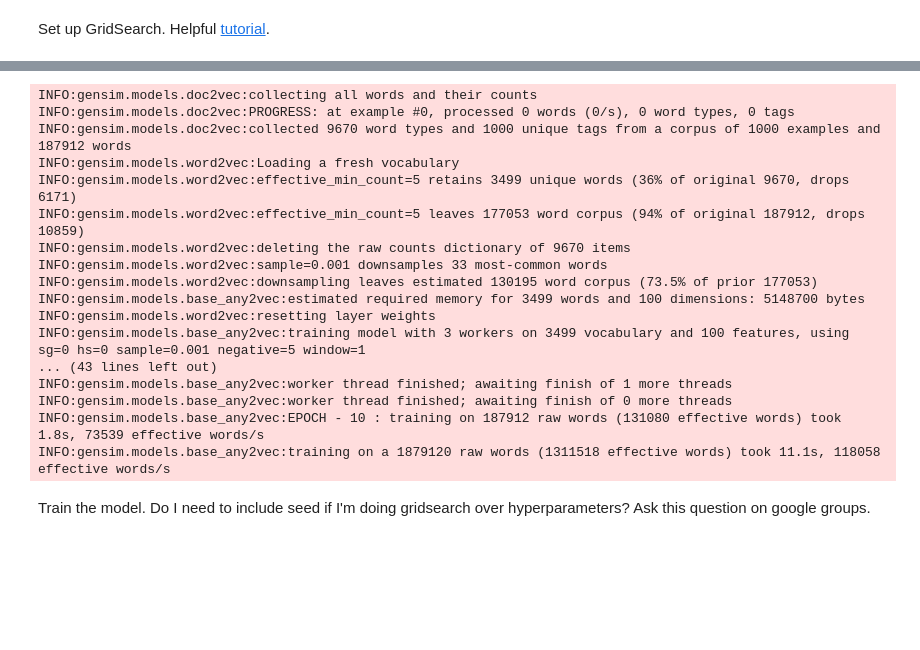
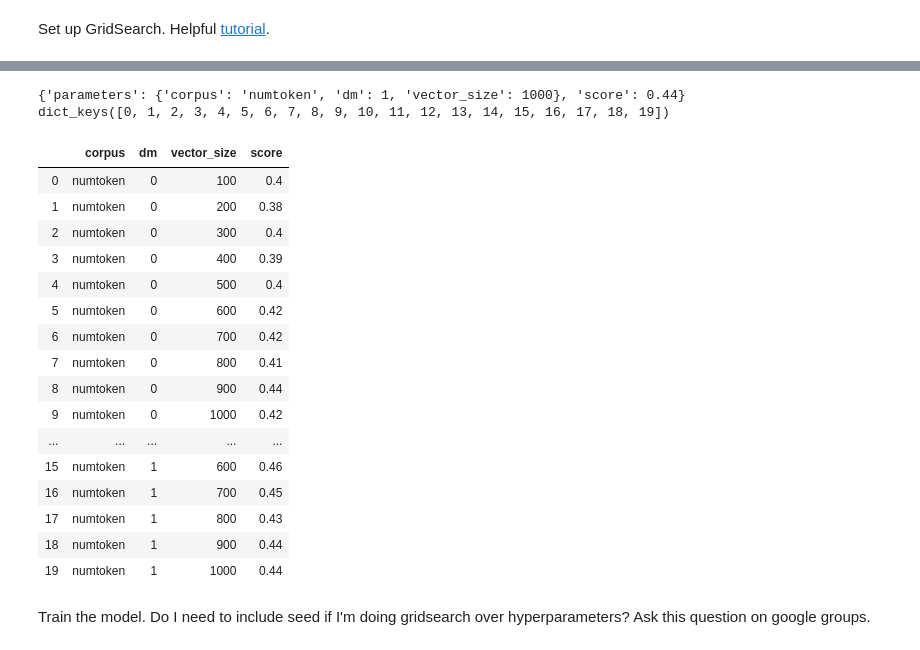
Before and after one commit to brienna/MS_thesis, a Jupyter notebook: notebooks/2020_06_13_doc2vec_with_no_data_splits.ipynb, the cells around one changed output, grey strips where cells are left out. Saved outputs shown, nothing was run; the diff lists cells and outputs as text; code cells hidden in the pictures; blank space fills up the shorter version.

```diff
--- a/notebooks/2020_06_13_doc2vec_with_no_data_splits.ipynb
+++ b/notebooks/2020_06_13_doc2vec_with_no_data_splits.ipynb
@@ -41,0 +28,3 @@ Number of documents: 139878
+# %%
+data = np.array(glob.glob('/Volumes/BRIENNAKH/Thesis/data/2020_06_12_abstract_tokens/numtoken/*.npy'))[:1000]
+print('Number of documents: ' + str(len(data)))
@@ -158,33 +235,47 @@ Set up GridSearch. Helpful [tutorial](https://medium.com/datadriveninvestor/an-i
+# %%
+import pickle
+import pandas as pd
+with open('/Volumes/BRIENNAKH/Thesis/src/2020_06_20_doc2vec_slurm_pkg/scores.pkl', 'rb') as f:
+    scores = pickle.load(f)
+    best_parameters = scores[max(scores.keys())]
+    print(best_parameters)
+    print(scores.keys())
+# %% [output]
+{'parameters': {'corpus': 'numtoken', 'dm': 1, 'vector_size': 1000}, 'score': 0.44}
+dict_keys([0, 1, 2, 3, 4, 5, 6, 7, 8, 9, 10, 11, 12, 13, 14, 15, 16, 17, 18, 19])
+# %%
+scores_df = pd.DataFrame(scores).transpose()
+scores_series = scores_df['score']
+scores_df = scores_df['parameters'].apply(pd.Series)
+scores_df['score'] = scores_series
+scores_df
+# %% [output]
+|  | corpus | dm | vector_size | score |
+| 0 | numtoken | 0 | 100 | 0.4 |
+| 1 | numtoken | 0 | 200 | 0.38 |
+| 2 | numtoken | 0 | 300 | 0.4 |
+| 3 | numtoken | 0 | 400 | 0.39 |
+| 4 | numtoken | 0 | 500 | 0.4 |
+| 5 | numtoken | 0 | 600 | 0.42 |
+| 6 | numtoken | 0 | 700 | 0.42 |
+| 7 | numtoken | 0 | 800 | 0.41 |
+| 8 | numtoken | 0 | 900 | 0.44 |
+| 9 | numtoken | 0 | 1000 | 0.42 |
+| ... | ... | ... | ... | ... |
+| 15 | numtoken | 1 | 600 | 0.46 |
+| 16 | numtoken | 1 | 700 | 0.45 |
+| 17 | numtoken | 1 | 800 | 0.43 |
+| 18 | numtoken | 1 | 900 | 0.44 |
+| 19 | numtoken | 1 | 1000 | 0.44 |
 # %%
-def my_scorer(x, y=None):
-    '''x is the Doc2VecModel() object. I guess y is nothing? IDK what y is.'''
-    triplets = np.load('/Volumes/BRIENNAKH/Thesis/results/2020_06_19_doc2vec_1000_docs/100_triplets.npy')
-    accuracy = evaluate(x.model, triplets)
-    return max(accuracy)
+triplets_path = '/Volumes/BRIENNAKH/Thesis/results/2020_06_19_doc2vec_1000_docs/100_triplets.npy'
+
 
 grid = GridSearchCV(estimator=Doc2VecModel(),
-                   param_grid=parameters,
+                   param_grid=params,
                    cv=5,
-                   scoring=my_scorer,
+                   scoring=scorer,
                    verbose=0,
                    n_jobs=-1)
 
-grid_result = grid.fit(train_set)
+grid_result = grid.fit(train_set, triplets_path)
-# %% [output]
-INFO:gensim.models.doc2vec:collecting all words and their counts
-INFO:gensim.models.doc2vec:PROGRESS: at example #0, processed 0 words (0/s), 0 word types, 0 tags
-INFO:gensim.models.doc2vec:collected 9670 word types and 1000 unique tags from a corpus of 1000 examples and 187912 words
-INFO:gensim.models.word2vec:Loading a fresh vocabulary
-INFO:gensim.models.word2vec:effective_min_count=5 retains 3499 unique words (36% of original 9670, drops 6171)
-INFO:gensim.models.word2vec:effective_min_count=5 leaves 177053 word corpus (94% of original 187912, drops 10859)
-INFO:gensim.models.word2vec:deleting the raw counts dictionary of 9670 items
-INFO:gensim.models.word2vec:sample=0.001 downsamples 33 most-common words
-INFO:gensim.models.word2vec:downsampling leaves estimated 130195 word corpus (73.5% of prior 177053)
-INFO:gensim.models.base_any2vec:estimated required memory for 3499 words and 100 dimensions: 5148700 bytes
-INFO:gensim.models.word2vec:resetting layer weights
-INFO:gensim.models.base_any2vec:training model with 3 workers on 3499 vocabulary and 100 features, using sg=0 hs=0 sample=0.001 negative=5 window=1
-... (43 lines left out)
-INFO:gensim.models.base_any2vec:worker thread finished; awaiting finish of 1 more threads
-INFO:gensim.models.base_any2vec:worker thread finished; awaiting finish of 0 more threads
-INFO:gensim.models.base_any2vec:EPOCH - 10 : training on 187912 raw words (131080 effective words) took 1.8s, 73539 effective words/s
-INFO:gensim.models.base_any2vec:training on a 1879120 raw words (1311518 effective words) took 11.1s, 118058 effective words/s
```
Also changed, not shown: parts of 29 cells of this notebook, 28 other files.
